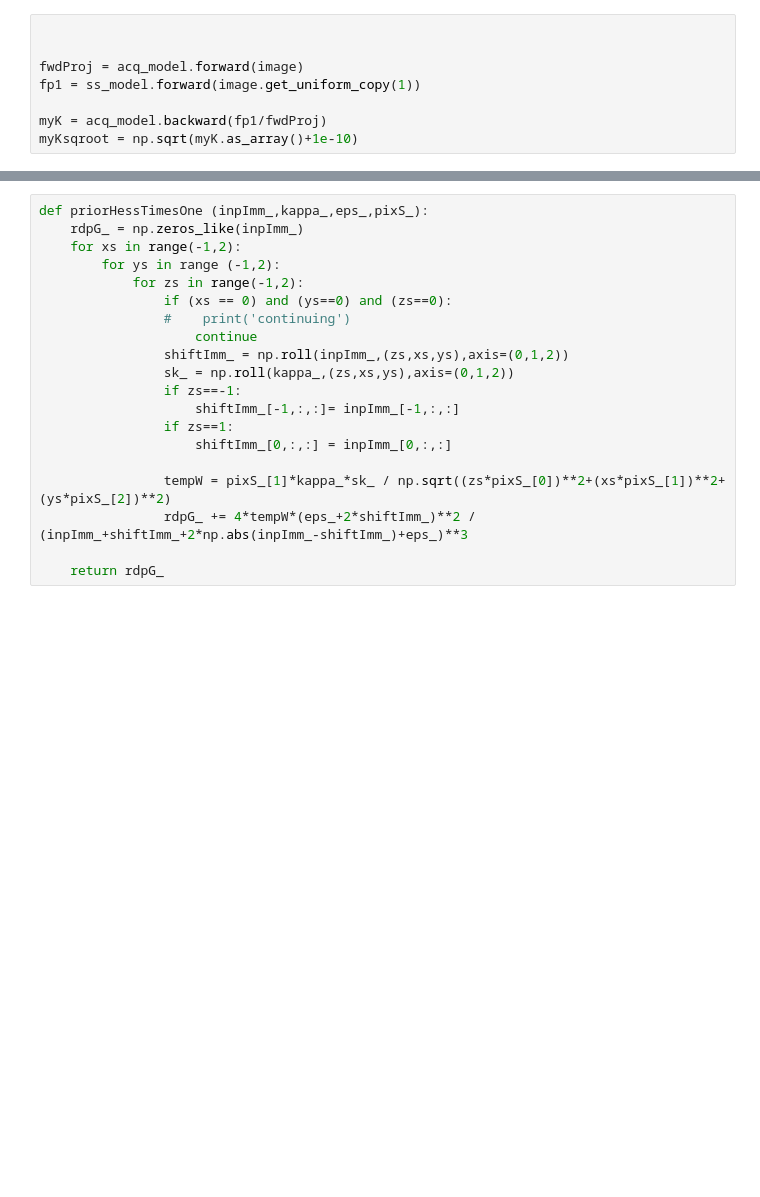
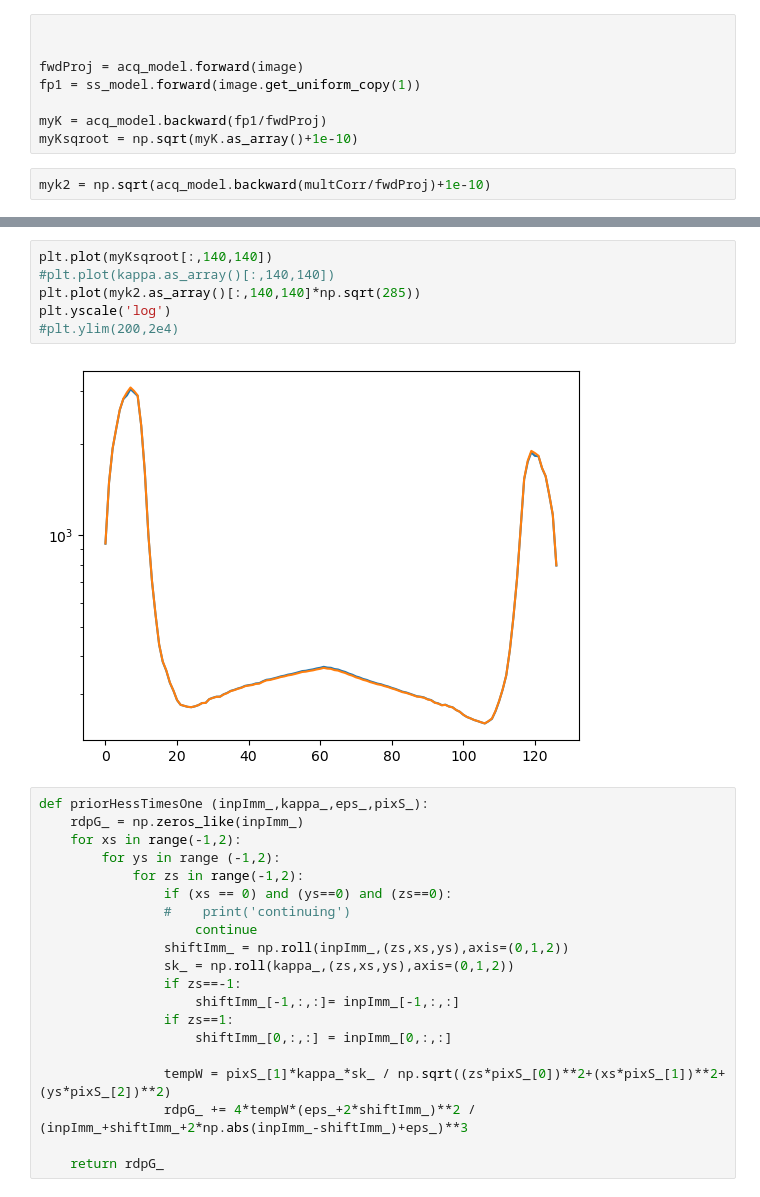
Before and after one commit to SyneRBI/PETRIC-Tomo-Unimib, a Jupyter notebook: myRec.ipynb, the cells around one changed output, grey strips where cells are left out. Saved outputs shown, nothing was run; the diff lists cells and outputs as text; blank space fills up the shorter version.

```diff
--- a/myRec.ipynb
+++ b/myRec.ipynb
@@ -197,3 +164,5 @@ fp1 = ss_model.forward(image.get_uniform_copy(1))
 
 myK = acq_model.backward(fp1/fwdProj)
 myKsqroot = np.sqrt(myK.as_array()+1e-10)
+# %%
+myk2 = np.sqrt(acq_model.backward(multCorr/fwdProj)+1e-10)
@@ -200,3 +173,11 @@ myKsqroot = np.sqrt(myK.as_array()+1e-10)
+# %%
+plt.plot(myKsqroot[:,140,140])
+#plt.plot(kappa.as_array()[:,140,140])
+plt.plot(myk2.as_array()[:,140,140]*np.sqrt(285))
+plt.yscale('log')
+#plt.ylim(200,2e4)
+# %% [output]
+[figure, added]
 # %%
 def priorHessTimesOne (inpImm_,kappa_,eps_,pixS_):
     rdpG_ = np.zeros_like(inpImm_)
```
Also changed, not shown: parts of 7 cells of this notebook, 2 other files.
